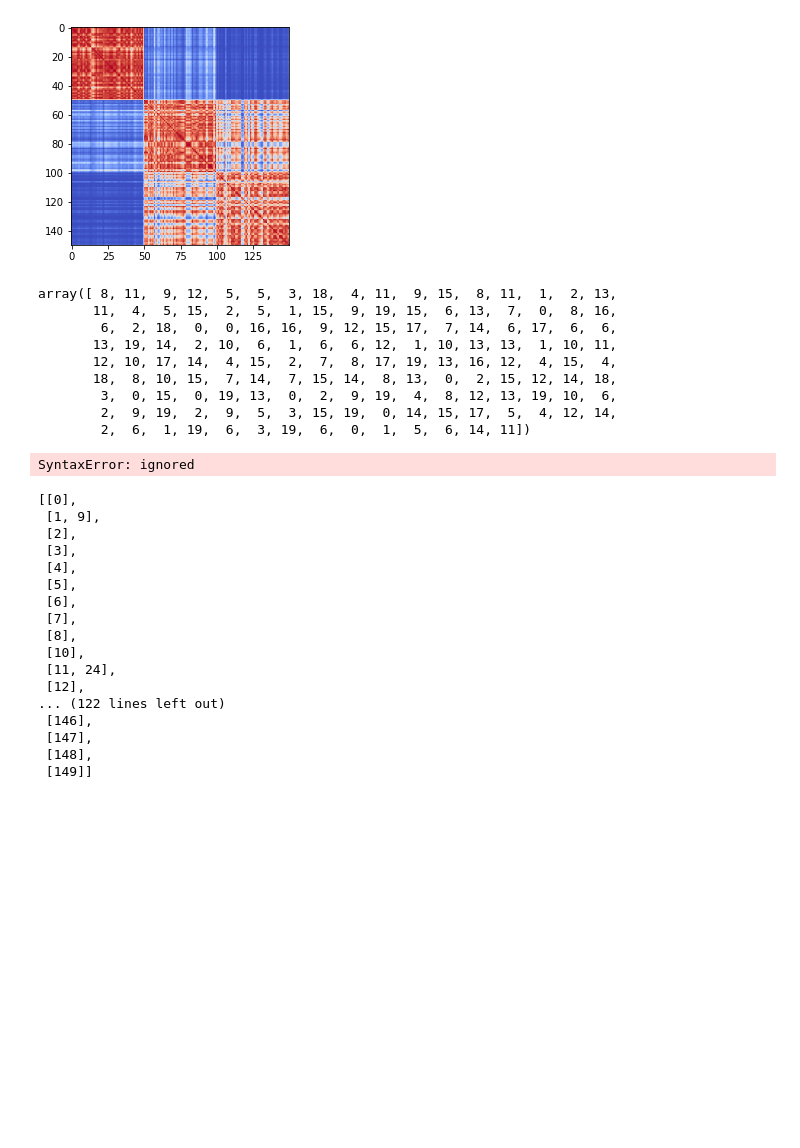
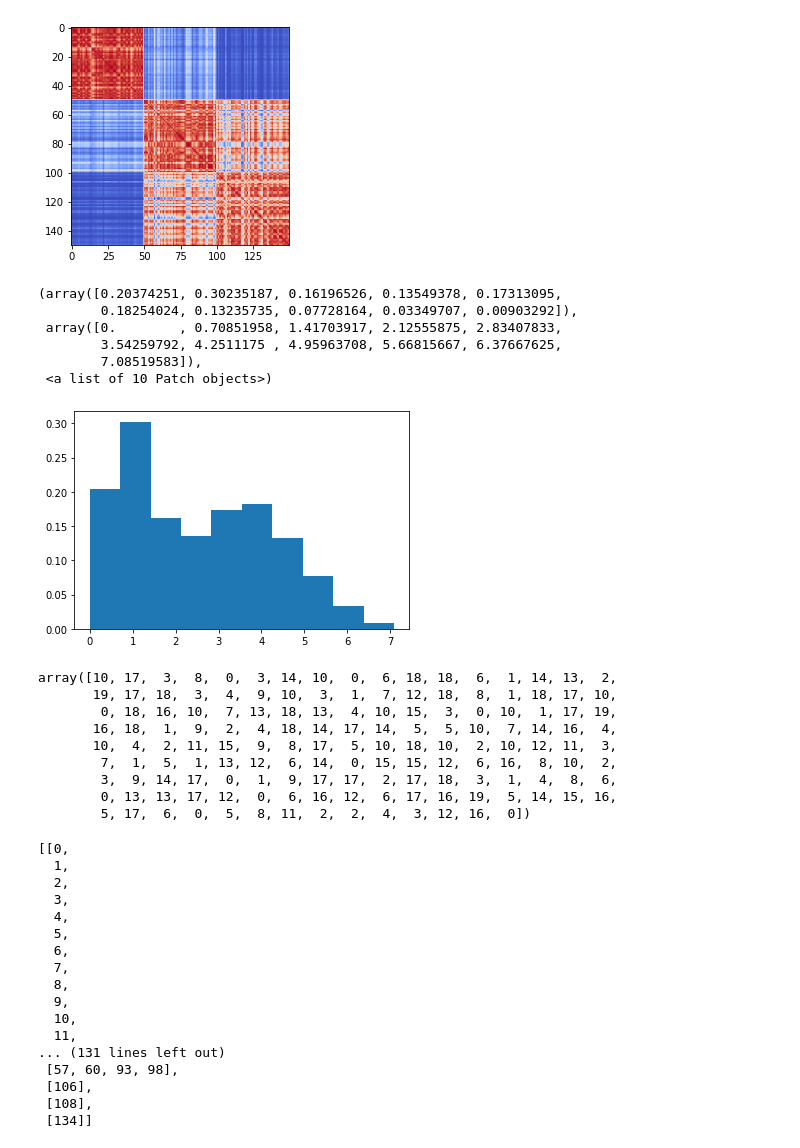
Before and after one commit to CarloGiorgio/Computational_Biolophysics, a Jupyter notebook: Clustering/potts_model.ipynb, the cells around one changed output. Saved outputs shown, nothing was run; the diff lists cells and outputs as text; code cells hidden in the pictures; blank space fills up the shorter version.

```diff
--- a/Clustering/potts_model.ipynb
+++ b/Clustering/potts_model.ipynb
@@ -57,21 +101,32 @@ plt.imshow(J,'coolwarm')
 # %% [output]
 <matplotlib.image.AxesImage at 0x...>
 [figure]
+# %%
+plt.hist(dist.reshape(N*N),density=True)
+# %% [output]
+(array([0.20374251, 0.30235187, 0.16196526, 0.13549378, 0.17313095,
+        0.18254024, 0.13235735, 0.07728164, 0.03349707, 0.00903292]),
+ array([0.        , 0.70851958, 1.41703917, 2.12555875, 2.83407833,
+        3.54259792, 4.2511175 , 4.95963708, 5.66815667, 6.37667625,
+        7.08519583]),
+ <a list of 10 Patch objects>)
+[figure, added]
 # %%
 #Assignment of the spins in a random way
+#In the paper they used 20 potts spin
 
-sp=np.random.randint(20,size=dist.shape[0])
+sp=np.random.randint(20,size=N)
 sp
 # %% [output]
-array([ 8, 11,  9, 12,  5,  5,  3, 18,  4, 11,  9, 15,  8, 11,  1,  2, 13,
-       11,  4,  5, 15,  2,  5,  1, 15,  9, 19, 15,  6, 13,  7,  0,  8, 16,
-        6,  2, 18,  0,  0, 16, 16,  9, 12, 15, 17,  7, 14,  6, 17,  6,  6,
-       13, 19, 14,  2, 10,  6,  1,  6,  6, 12,  1, 10, 13, 13,  1, 10, 11,
-       12, 10, 17, 14,  4, 15,  2,  7,  8, 17, 19, 13, 16, 12,  4, 15,  4,
-       18,  8, 10, 15,  7, 14,  7, 15, 14,  8, 13,  0,  2, 15, 12, 14, 18,
-        3,  0, 15,  0, 19, 13,  0,  2,  9, 19,  4,  8, 12, 13, 19, 10,  6,
-        2,  9, 19,  2,  9,  5,  3, 15, 19,  0, 14, 15, 17,  5,  4, 12, 14,
-        2,  6,  1, 19,  6,  3, 19,  6,  0,  1,  5,  6, 14, 11])
+array([10, 17,  3,  8,  0,  3, 14, 10,  0,  6, 18, 18,  6,  1, 14, 13,  2,
+       19, 17, 18,  3,  4,  9, 10,  3,  1,  7, 12, 18,  8,  1, 18, 17, 10,
+        0, 18, 16, 10,  7, 13, 18, 13,  4, 10, 15,  3,  0, 10,  1, 17, 19,
+       16, 18,  1,  9,  2,  4, 18, 14, 17, 14,  5,  5, 10,  7, 14, 16,  4,
+       10,  4,  2, 11, 15,  9,  8, 17,  5, 10, 18, 10,  2, 10, 12, 11,  3,
+        7,  1,  5,  1, 13, 12,  6, 14,  0, 15, 15, 12,  6, 16,  8, 10,  2,
+        3,  9, 14, 17,  0,  1,  9, 17, 17,  2, 17, 18,  3,  1,  4,  8,  6,
+        0, 13, 13, 17, 12,  0,  6, 16, 12,  6, 17, 16, 19,  5, 14, 15, 16,
+        5, 17,  6,  0,  5,  8, 11,  2,  2,  4,  3, 12, 16,  0])
 # %%
 #Creation of the cluster list
 """
@@ -82,10 +137,11 @@ in one cluster.
 """
 def new_advance(i,i_c,nei,sp,J,T):
   l=[]
-  for n in nei[i]:
-    if i_c[n]==0 and sp[i]==sp[n] and np.random.uniform()<1-np.exp(-*J[i,n]/T):
-      l.append(n)
-      i_c[n]=i_c[i]
+  if nei[i]:
+    for n in nei[i]:
+      if i_c[n]==0 and sp[i]==sp[n] and np.random.random()>np.exp(-2*J[i,n]/T):
+        l.append(n)
+        i_c[n]=i_c[i]
   if l:
     for l_n in l:
       new_advance(l_n,i_c,nei,sp,J,T)
@@ -107,30 +163,30 @@ def create_cluster(T,nei,N,sp,J):
   g=np.arange(N)
   for k in np.unique(i_c):
     cl.append(list(g[i_c==k].copy()))
+
   return cl.copy()
-# %% [output]
-SyntaxError: ignored
 # %%
-cl=create_cluster(0.001,nodenext,N,sp,J)
+sp=np.ones(N)
+cl=create_cluster(1e-10,nodenext,N,sp,J)
 cl
 # %% [output]
-[[0],
- [1, 9],
- [2],
- [3],
- [4],
- [5],
- [6],
- [7],
- [8],
- [10],
- [11, 24],
- [12],
-... (122 lines left out)
- [146],
- [147],
- [148],
- [149]]
+[[0,
+  1,
+  2,
+  3,
+  4,
+  5,
+  6,
+  7,
+  8,
+  9,
+  10,
+  11,
+... (131 lines left out)
+ [57, 60, 93, 98],
+ [106],
+ [108],
+ [134]]
 # %%
 #Magnetization
 def mag_pot(S,q):
```
Also changed, not shown: parts of 29 cells of this notebook.
